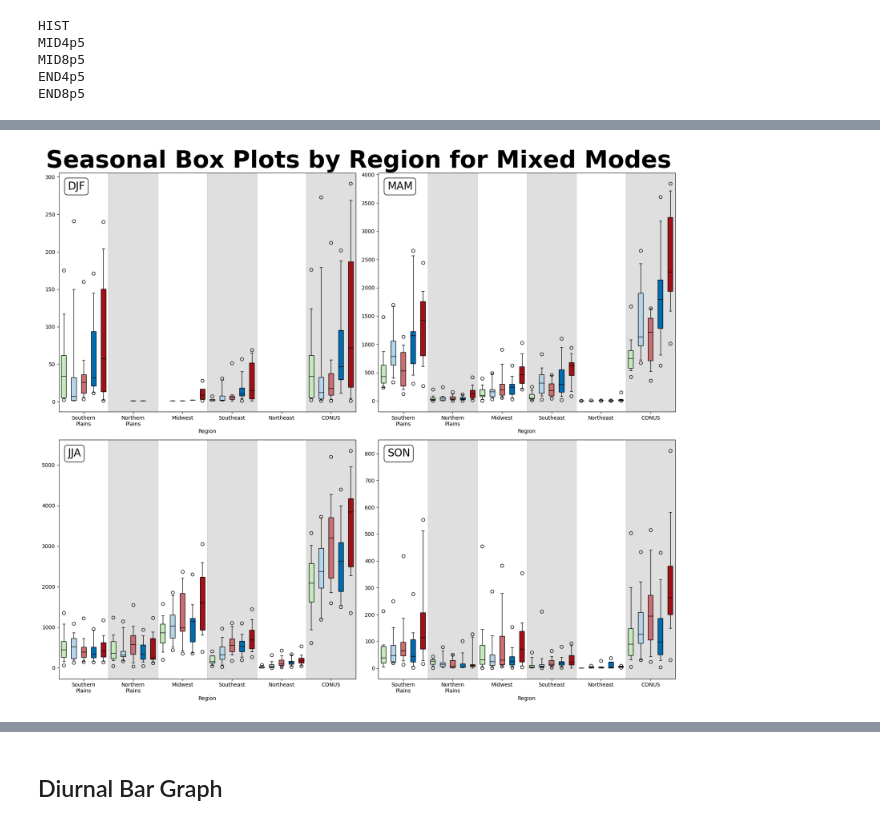
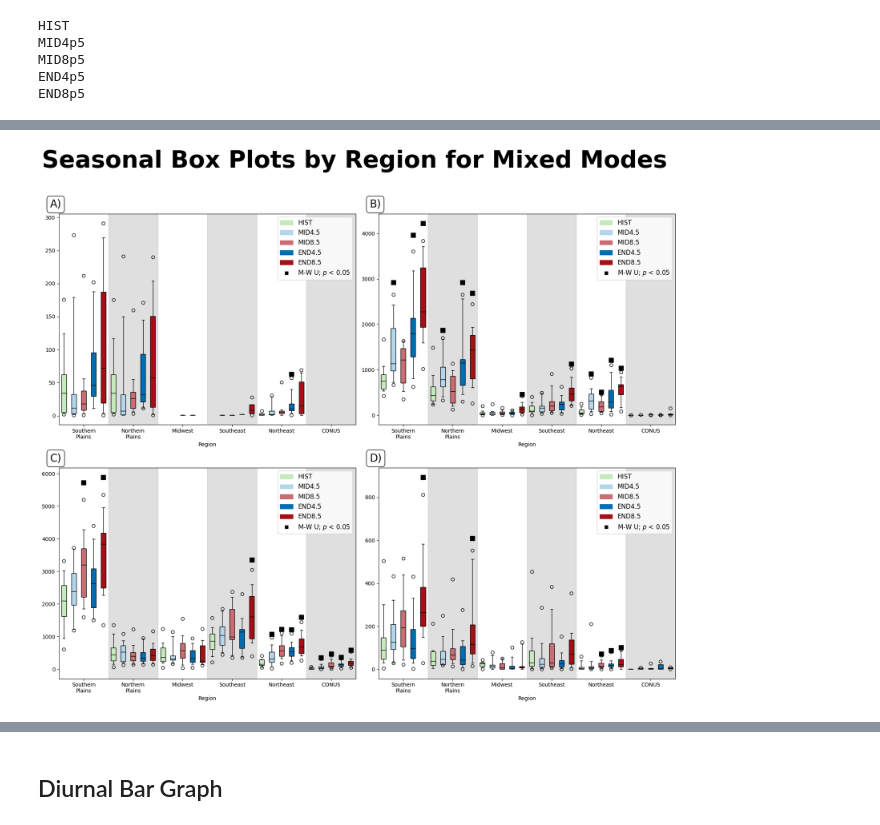
Before and after one commit to jcorner1/Future_Modes, a Jupyter notebook: Code/Triton/Regional_Plots.ipynb, the cells around one changed output, grey strips where cells are left out. Saved outputs shown, nothing was run; the diff lists cells and outputs as text; code cells hidden in the pictures.

```diff
--- a/Code/Triton/Regional_Plots.ipynb
+++ b/Code/Triton/Regional_Plots.ipynb
@@ -454,10 +549,19 @@ END8p5
+# %%
+regions = {'EC': [],
+           'SP': ['TX', 'OK', 'KS'],
+           'NP': ['NE', 'SD', 'ND'],
+           'MW': ['WI', 'MI', 'OH', 'IL', 'IN', 'MN', 'IA', 'MO', 'KY'],
+           'SE': ['AR', 'LA', 'TN', 'MS', 'AL', 'SC', 'NC', 'FL', 'GA'],
+           'NE': ['NJ', 'PA', 'NY', 'VT', 'NH', 'CT', 'VA', 'WV', 'MD', 'DC', 'DE', 'RI', 'MA', 'ME']}
 # %%
 mode = 'Cellular'
-names = ['Southern\nPlains','Northern\nPlains', 'Midwest','Southeast','Northeast', 'CONUS']
+names = ['CONUS', 'Southern\nPlains','Northern\nPlains', 'Midwest','Southeast','Northeast']
+pos = [-0.4, -0.2, 0, 0.2, 0.4]
 j=1
 
-fig = plt.figure(figsize=(17,15))
-plt.suptitle('Seasonal Box Plots by Region for Cellular Modes', size=45).set_weight('bold')
+
+fig = plt.figure(figsize=(20,15))
+plt.suptitle('Seasonal Box Plots by Region for Cellular Modes \n ', size=45).set_weight('bold')
 
 
 for name, months in seasons.items():
@@ -470,6 +574,14 @@ for name, months in seasons.items():
                            locals()[f'END4p5_{key}_{mode}_{name}_array'], locals()[f'END8p5_{key}_{mode}_{name}_array']],
                           positions=[i-0.4, i-0.2, i, i+0.2, i+0.4], whis=[5, 95], widths = 0.1, patch_artist=True)
 
+        for epoch in epochs[1:]:
+            if (len(locals()[f'HIST_{key}_{mode}_{name}_array']) > 0) and (len(locals()[f'{epoch}_{key}_{mode}_{name}_array']) > 0):
+                s, p = mannwhitneyu(locals()[f'HIST_{key}_{mode}_{name}_array'], locals()[f'{epoch}_{key}_{mode}_{name}_array'])
+                if p < 0.05:
+                    ax.plot(i + pos[np.where(epoch == np.array(epochs))[0][0]], 1.1*np.max(locals()[f'{epoch}_{key}_{mode}_{name}_array']),"ks", ms=8)
+
+
+        #ax.legend(bplot['boxes'],loc='upper right')
         for patch, color in zip(bplot['boxes'], colors):
             patch.set_facecolor(color)
 
@@ -484,9 +596,9 @@ for name, months in seasons.items():
     plt.axvspan(4.5, 5.5, color='grey', alpha=0.25)
     plt.tight_layout()
     plt.xlim(-0.5,5.5)
-    plt.annotate(name, (0.03,0.93),fontsize=20,
+    plt.annotate(f'{abc[j-1]})', (-0.03,1.03),fontsize=20,
                  bbox=dict(boxstyle='round', facecolor='w', alpha=1), xycoords='axes fraction')
-    #plt.legend(loc='upper left')
+    ax.legend(handles=handles, loc='upper right',fontsize=12)
     j=j+1
 
 plt.savefig('/home/jcorner1/Future_Modes/Plots/cellular_box_plots.png', format='png', dpi=500, bbox_inches='tight')
@@ -498,41 +610,48 @@ names = ['Southern\nPlains','Northern\nPlains', 'Midwest','Southeast','Northeast
 j=1
 
 fig = plt.figure(figsize=(17,15))
-plt.suptitle('Seasonal Box Plots by Region for Mixed Modes', size=45).set_weight('bold')
-
+plt.suptitle('Seasonal Box Plots by Region for Mixed Modes \n ', size=45).set_weight('bold')
 
 for name, months in seasons.items():
     i = 0
 
     for key, value in regions.items():
 
         ax = plt.subplot(2, 2, j)
         bplot = ax.boxplot([locals()[f'HIST_{key}_{mode}_{name}_array'], locals()[f'MID4p5_{key}_{mode}_{name}_array'], locals()[f'MID8p5_{key}_{mode}_{name}_array'],
                            locals()[f'END4p5_{key}_{mode}_{name}_array'], locals()[f'END8p5_{key}_{mode}_{name}_array']],
                           positions=[i-0.4, i-0.2, i, i+0.2, i+0.4], whis=[5, 95], widths = 0.1, patch_artist=True)
 
+        for epoch in epochs[1:]:
+            if (len(locals()[f'HIST_{key}_{mode}_{name}_array']) > 0) and (len(locals()[f'{epoch}_{key}_{mode}_{name}_array']) > 0):
+                s, p = mannwhitneyu(locals()[f'HIST_{key}_{mode}_{name}_array'], locals()[f'{epoch}_{key}_{mode}_{name}_array'])
+                if p < 0.05:
+                    ax.plot(i + pos[np.where(epoch == np.array(epochs))[0][0]], 1.1*np.max(locals()[f'{epoch}_{key}_{mode}_{name}_array']),"ks", ms=8)
+
+
+        #ax.legend(bplot['boxes'],loc='upper right')
         for patch, color in zip(bplot['boxes'], colors):
             patch.set_facecolor(color)
 
         plt.setp(bplot['medians'], color='black')
         [item.set_color('black') for item in bplot['means']]
         i = i + 1
 
     plt.xticks([0,1,2,3,4,5], names)
     plt.xlabel('Region')
     plt.axvspan(0.5, 1.5, color='grey', alpha=0.25)
     plt.axvspan(2.5, 3.5, color='grey', alpha=0.25)
     plt.axvspan(4.5, 5.5, color='grey', alpha=0.25)
     plt.tight_layout()
     plt.xlim(-0.5,5.5)
-    plt.annotate(name, (0.03,0.93),fontsize=20,
+    plt.annotate(f'{abc[j-1]})', (-0.03,1.03),fontsize=20,
                  bbox=dict(boxstyle='round', facecolor='w', alpha=1), xycoords='axes fraction')
-    #plt.legend(loc='upper left')
+    ax.legend(handles=handles, loc='upper right',fontsize=12)
     j=j+1
 
 plt.savefig('/home/jcorner1/Future_Modes/Plots/mixed_mode_box_plots.png', format='png', dpi=500, bbox_inches='tight')
 # %% [output]
-[figure, old version]
+[figure, new version]
 # %%
 mode = 'Linear'
 names = ['Southern\nPlains','Northern\nPlains', 'Midwest','Southeast','Northeast', 'CONUS']
```
Also changed, not shown: parts of 17 cells of this notebook, 21 other files.
